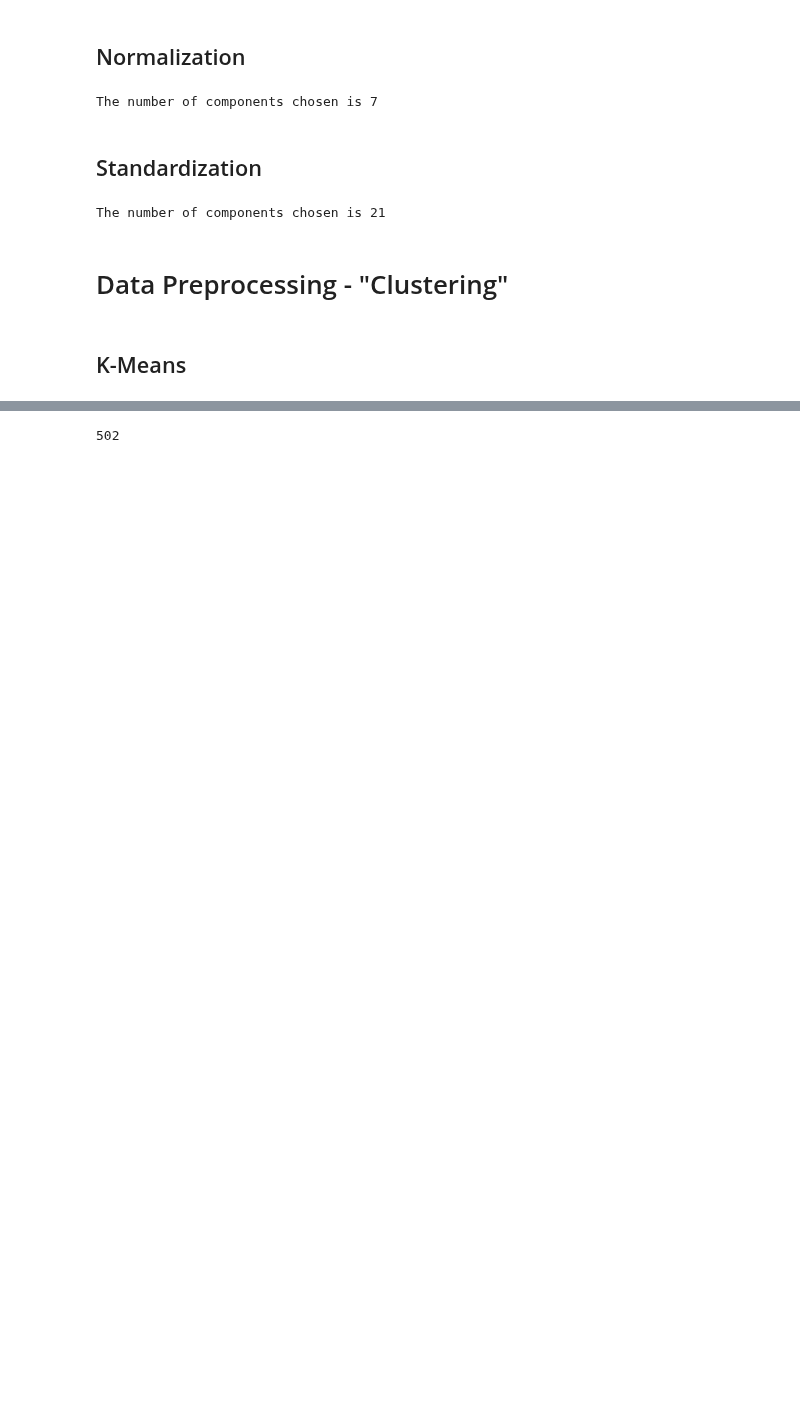
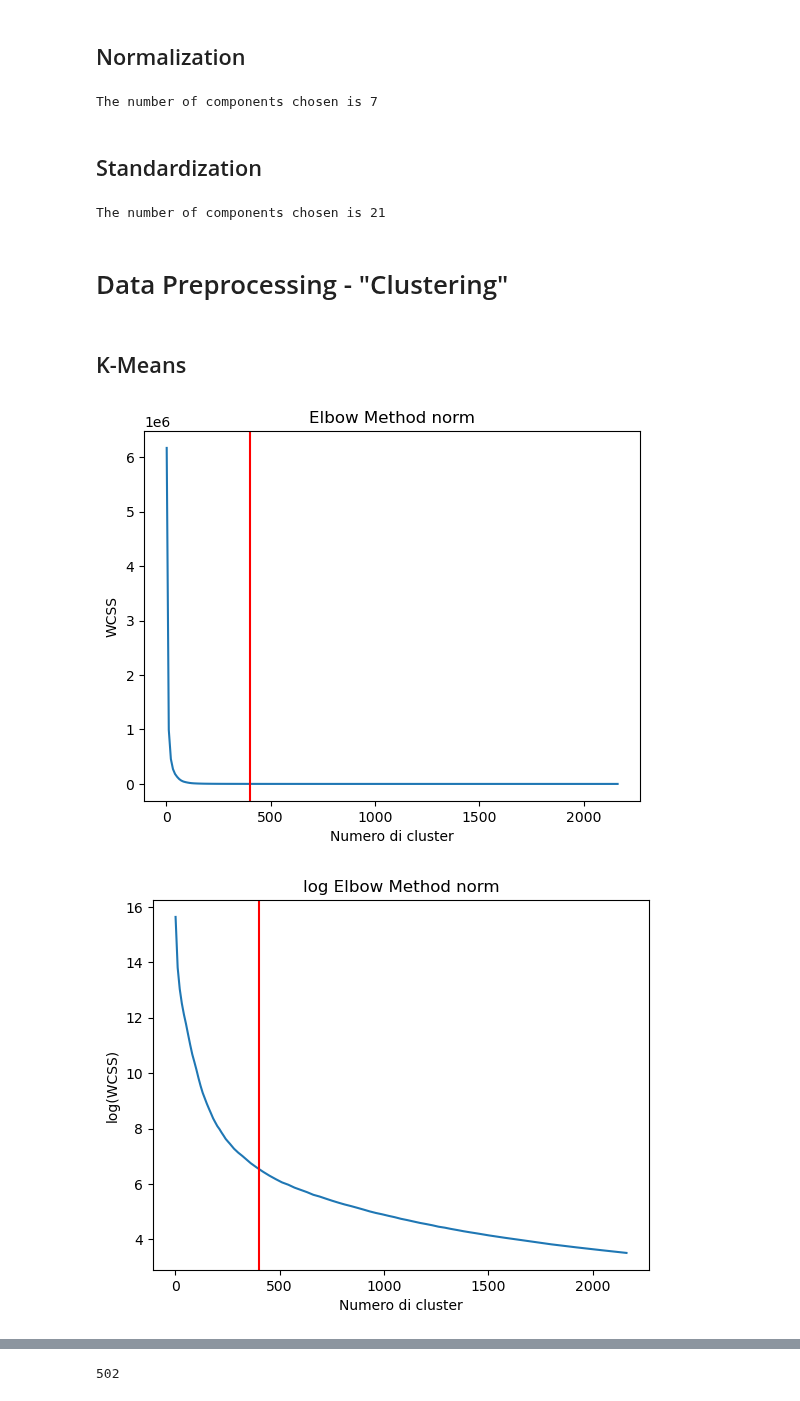
Before and after one commit to edoardorossi1995/Tesi, a Jupyter notebook: MDP_nuovo.ipynb, the cells around one changed output, grey strips where cells are left out. Drawn from its saved outputs; the diff is of its cells as text; code cells hidden in the pictures; blank space fills up the shorter version.

```diff
--- a/MDP_nuovo.ipynb
+++ b/MDP_nuovo.ipynb
@@ -126,6 +126,58 @@ The number of components chosen is 21
 # Data Preprocessing - "Clustering"
 # %% [markdown]
 ## K-Means
+# %%
+from math import log
+
+path = '/Users/edoardorossi/Documents/GitHub/Tesi/MDP_data/kmeans/fit_norm'
+file_list = os.listdir(path)
+
+# funzione personalizzata per l'ordinamento
+def ordina_file_per_numero(nome_file):
+    numero = int(nome_file.split("_")[1].split(".")[0])
+    return numero
+
+# ordina la lista dei file utilizzando la funzione personalizzata
+file_list_ordinata = sorted(file_list, key=ordina_file_per_numero)
+
+
+x = []
+y = []
+
+X = pca_norm
+
+for i in range(len(file_list_ordinata)):
+
+    # carica il file pkl
+    with open(os.path.join(path, file_list_ordinata[i]), 'rb') as f:
+        modello = pickle.load(f)
+
+    #esegui la fit su pca_norm
+    #modello.fit(X)
+
+    #assegna alla variabile x il numero di cluster
+    x.append(modello.n_clusters)
+
+    #assegna alla variabile y il valore di wcss
+    y.append(modello.inertia_)
+
+elbow = 400
+plt.plot(x,y)
+plt.axvline(x=elbow, color='red')
+plt.xlabel('Numero di cluster')
+plt.ylabel('WCSS')
+plt.title('Elbow Method norm')
+plt.show()
+
+plt.plot(x,[log(i) for i in y])
+plt.axvline(x=elbow, color='red')
+plt.xlabel('Numero di cluster')
+plt.ylabel('log(WCSS)')
+plt.title('log Elbow Method norm')
+plt.show()
+# %% [output]
+[figure, added]
+[figure, added]
 # %%
 from math import log
 
```
Also changed, not shown: parts of 4 cells of this notebook, 16 other files.
